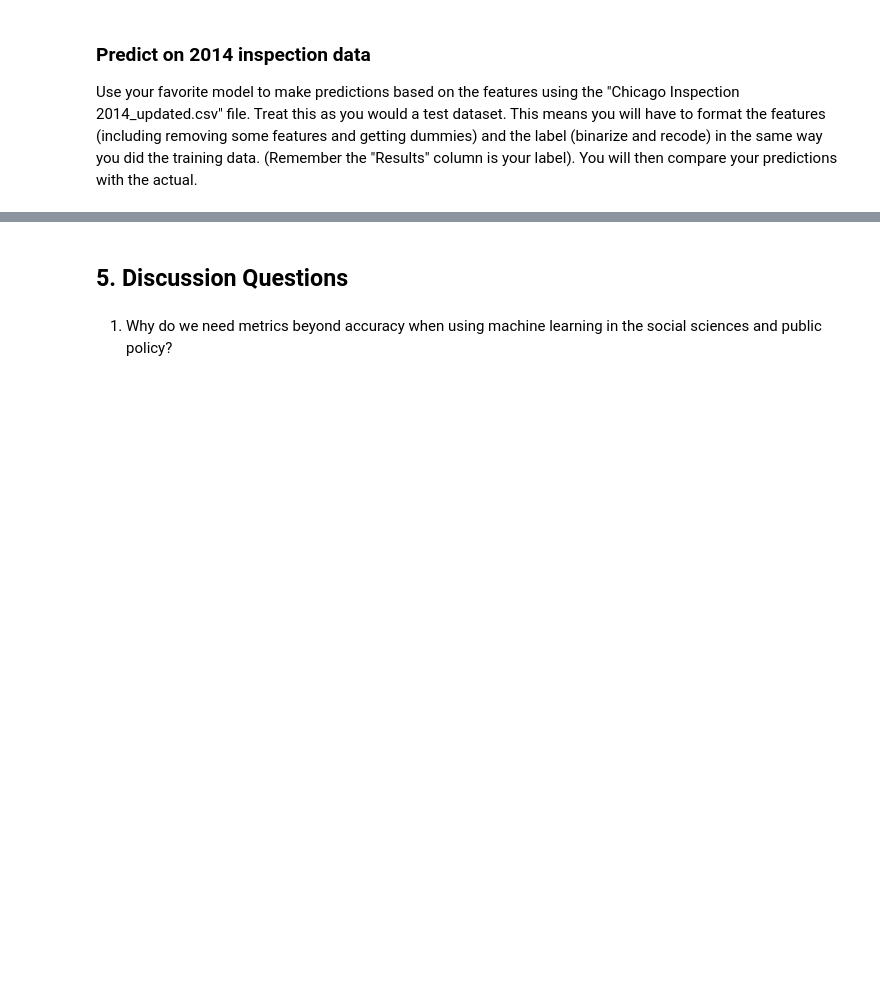
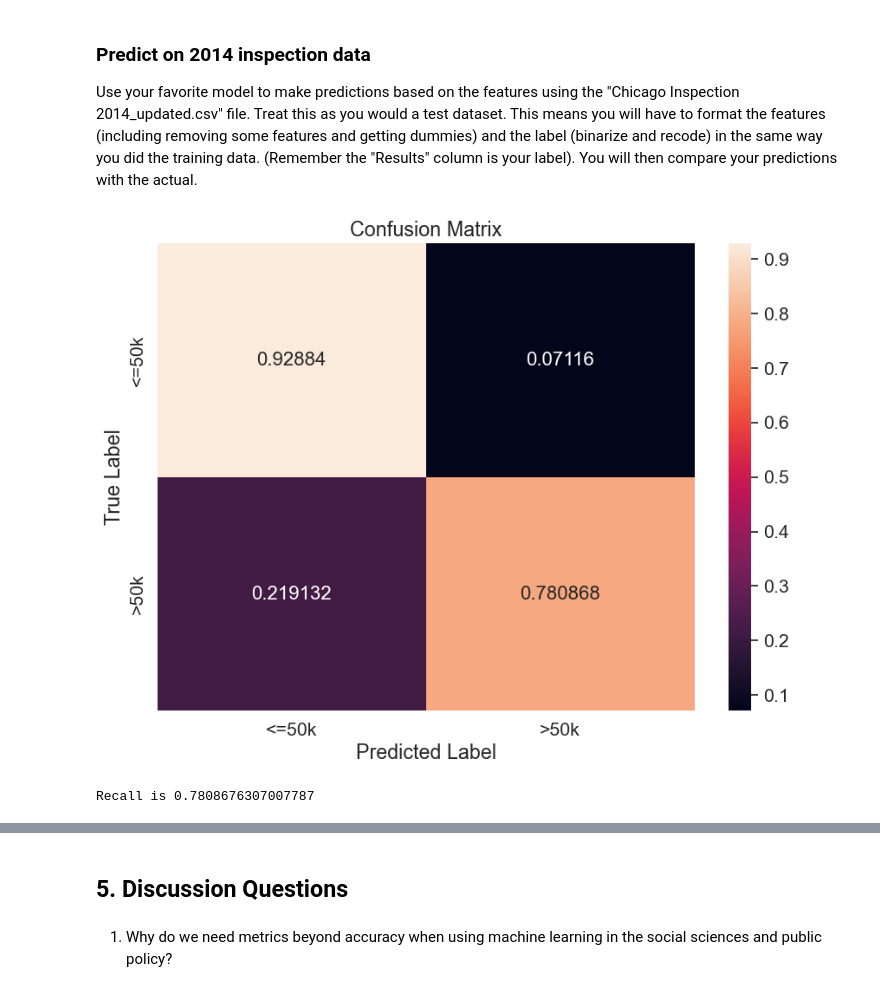
Before and after one commit to kylee-hoffman/computational_social_science_projects, a Jupyter notebook: project_3/Project 3 Students.ipynb, the cells around one changed output, grey strips where cells are left out. Drawn from its saved outputs; the diff is of its cells as text; code cells hidden in the pictures; blank space fills up the shorter version.

```diff
--- a/project_3/Project 3 Students.ipynb
+++ b/project_3/Project 3 Students.ipynb
@@ -520,0 +550,53 @@ y_test2014 = chicago_inspections_2014[...]
+# %%
+# predict and compare
+# -----------
+
+y_pred2014 = xgb_model_reduced.predict(X_test2014)
+
+# create a confusion matrix
+cf_matrix = confusion_matrix(y_test2014,
+                             y_pred2014,
+                             normalize = "true")
+
+# convert to a dataframe
+df_cm = pd.DataFrame(cf_matrix, range(2), range(2))
+
+# set figure specifications
+df_cm = df_cm.rename(index=str, columns={0: "<=50k", 1: ">50k"})
+df_cm.index = ["<=50k", ">50k"]
+plt.figure(figsize = (10,7))
+sns.set(font_scale=1.4)#for label size
+sns.heatmap(df_cm,
+           annot=True,
+           annot_kws={"size": 16},
+           fmt='g')
+
+# plot
+plt.title("Confusion Matrix")
+plt.xlabel("Predicted Label")
+plt.ylabel("True Label")
+plt.show()
+# %% [output]
+[figure, added]
+# %%
+# calculate recall
+# -----------
+
+# set each object to 0 to start
+TP = 0
+FP = 0
+TN = 0
+FN = 0
+
+# loop over each observation to assign to TP, FP, TN, and FN
+for i in range(len(y_pred2014)):
+    if y_test2014[i]==y_pred2014[i]==1:
+        TP += 1
+    if y_pred2014[i]==0 and y_pred2014[i]!=y_test2014[i]:
+        FN += 1
+
+# calculate recall based on the formula defined above
+recall = TP/(TP + FN)
+print("Recall is", recall)
+# %% [output]
+Recall is 0.7808676307007787
```
Also changed, not shown: parts of 48 cells of this notebook.
